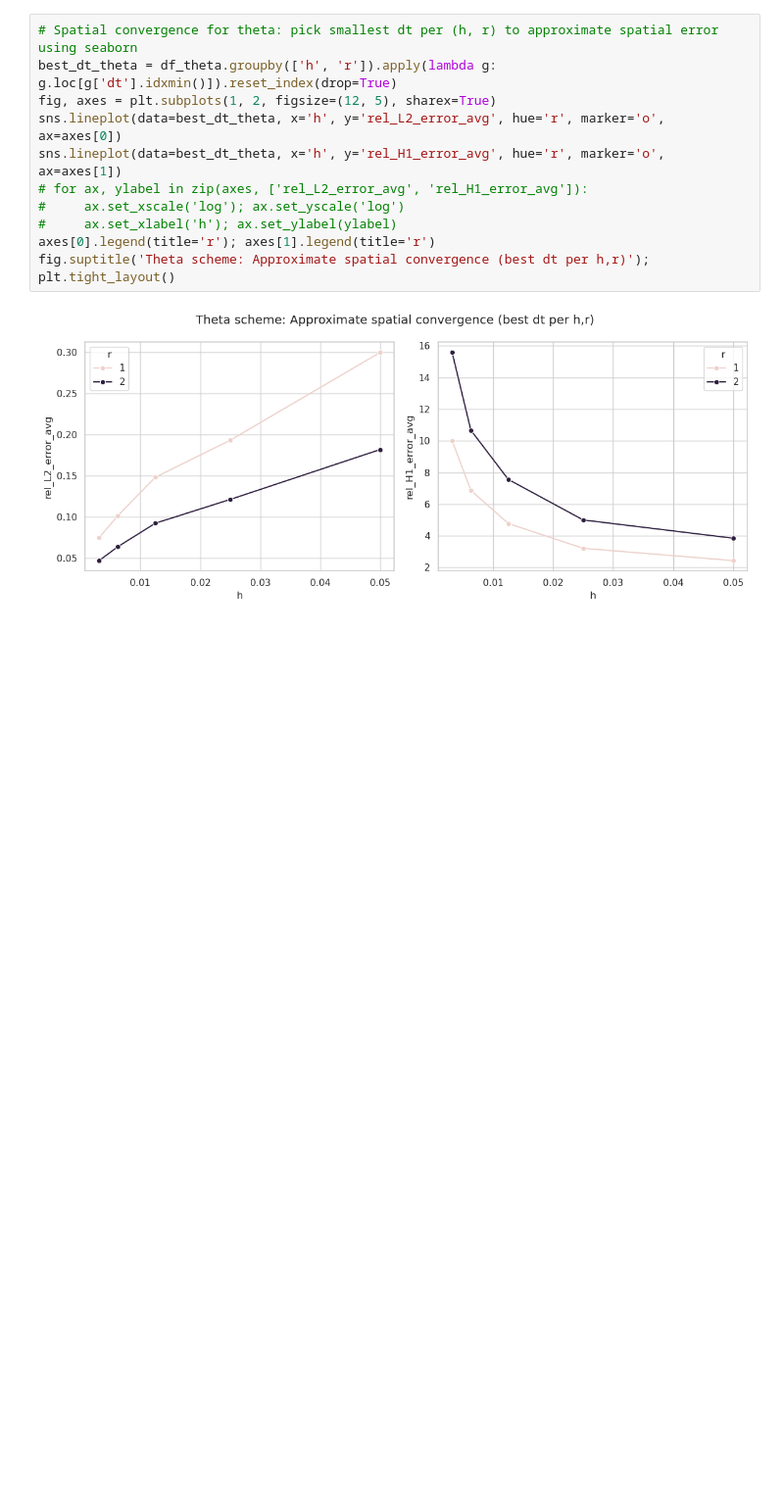
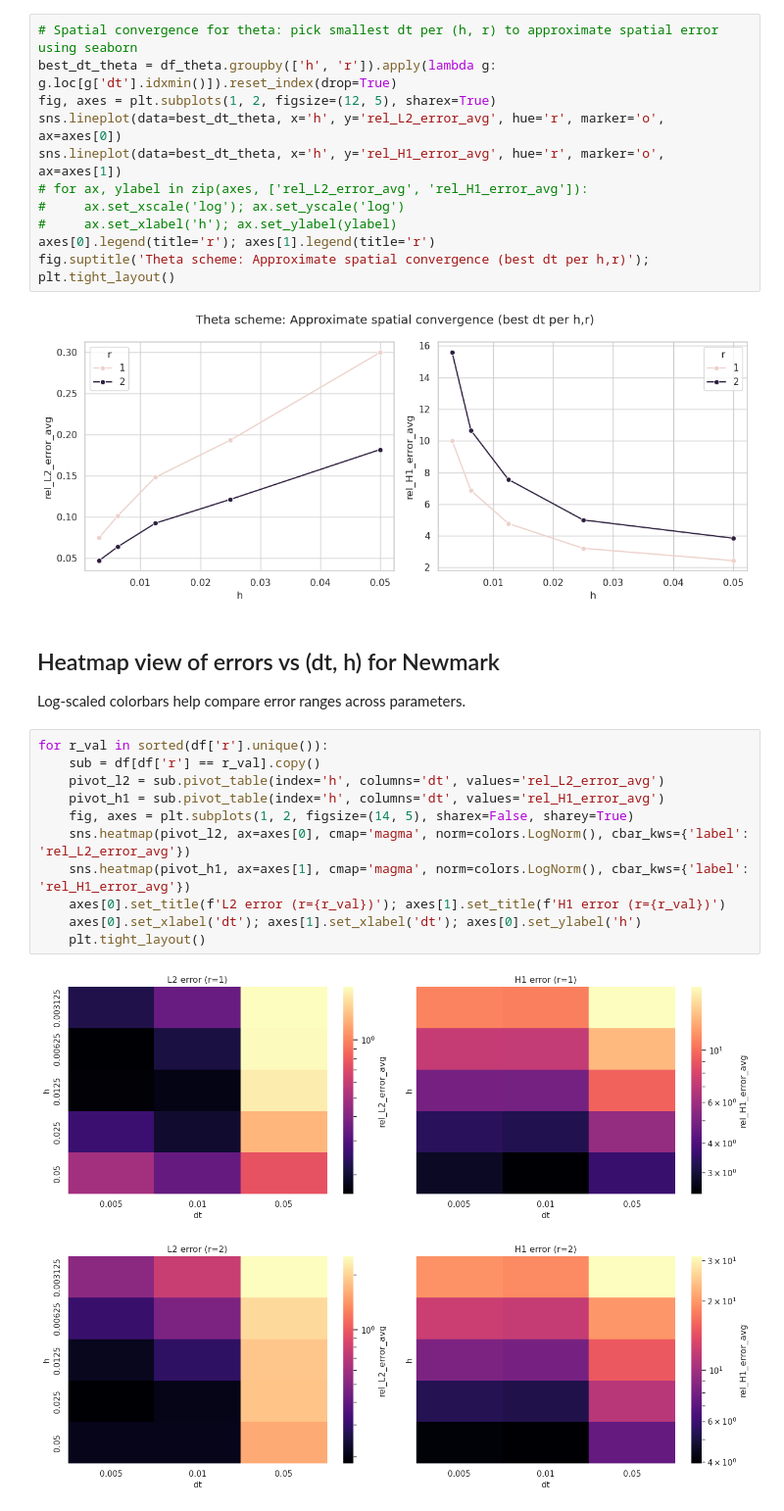
Before and after one commit to AlessandroGhiotto/nmpde-wave-equation, a Jupyter notebook: Analysis/convergence_analysis.ipynb, the cells around one changed output. Shown at 98% size. Cells and saved outputs as stored; diff of their text form; blank space fills up the shorter version.

Commit message:
added heatmap

```diff
--- a/Analysis/convergence_analysis.ipynb
+++ b/Analysis/convergence_analysis.ipynb
@@ -99,3 +100,20 @@ fig.suptitle('Theta scheme: Approximate spatial convergence (best dt per h,r)');
 plt.tight_layout()
 # %% [output]
 [figure]
+# %% [markdown]
+## Heatmap view of errors vs (dt, h) for Newmark
+Log-scaled colorbars help compare error ranges across parameters.
+# %%
+for r_val in sorted(df['r'].unique()):
+    sub = df[df['r'] == r_val].copy()
+    pivot_l2 = sub.pivot_table(index='h', columns='dt', values='rel_L2_error_avg')
+    pivot_h1 = sub.pivot_table(index='h', columns='dt', values='rel_H1_error_avg')
+    fig, axes = plt.subplots(1, 2, figsize=(14, 5), sharex=False, sharey=True)
+    sns.heatmap(pivot_l2, ax=axes[0], cmap='magma', norm=colors.LogNorm(), cbar_kws={'label': 'rel_L2_error_avg'})
+    sns.heatmap(pivot_h1, ax=axes[1], cmap='magma', norm=colors.LogNorm(), cbar_kws={'label': 'rel_H1_error_avg'})
+    axes[0].set_title(f'L2 error (r={r_val})'); axes[1].set_title(f'H1 error (r={r_val})')
+    axes[0].set_xlabel('dt'); axes[1].set_xlabel('dt'); axes[0].set_ylabel('h')
+    plt.tight_layout()
+# %% [output]
+[figure, added]
+[figure, added]
```
Also changed, not shown: parts of 3 cells of this notebook.
